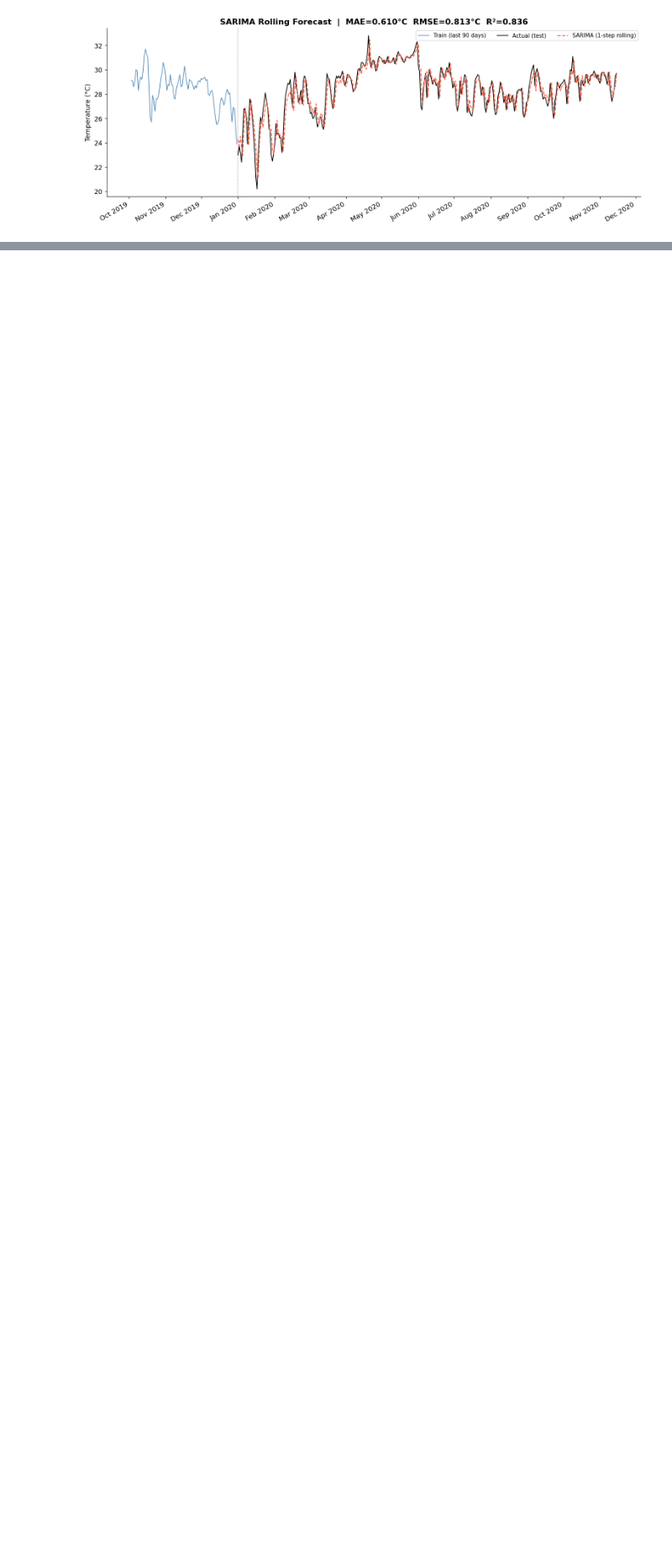
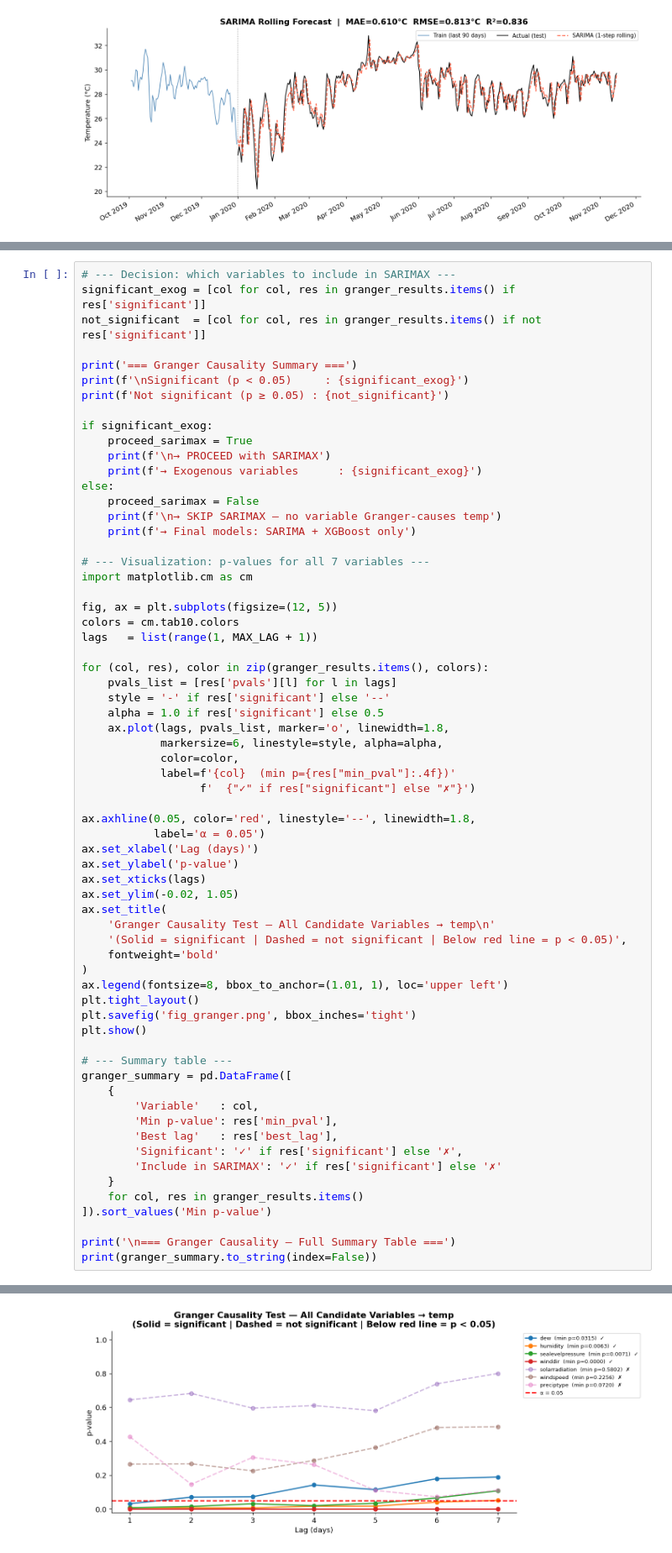
Before and after one commit to tuankiet050605/Time-Series-Final, a Jupyter notebook: notebook/04_modeling.ipynb, the cells around one changed output, grey strips where cells are left out. Shown at 84% size. Saved outputs shown, nothing was run; the diff lists cells and outputs as text; blank space fills up the shorter version.

Commit message:
full bài cả report

```diff
--- a/notebook/04_modeling.ipynb
+++ b/notebook/04_modeling.ipynb
@@ -421,0 +498,66 @@ Running SARIMA rolling forecast...
+# %%
+# --- Decision: which variables to include in SARIMAX ---
+significant_exog = [col for col, res in granger_results.items() if res['significant']]
+not_significant  = [col for col, res in granger_results.items() if not res['significant']]
+
+print('=== Granger Causality Summary ===')
+print(f'\nSignificant (p < 0.05)     : {significant_exog}')
+print(f'Not significant (p ≥ 0.05) : {not_significant}')
+
+if significant_exog:
+    proceed_sarimax = True
+    print(f'\n→ PROCEED with SARIMAX')
+    print(f'→ Exogenous variables      : {significant_exog}')
+else:
+    proceed_sarimax = False
+    print(f'\n→ SKIP SARIMAX — no variable Granger-causes temp')
+    print(f'→ Final models: SARIMA + XGBoost only')
+
+# --- Visualization: p-values for all 7 variables ---
+import matplotlib.cm as cm
+
+fig, ax = plt.subplots(figsize=(12, 5))
+colors = cm.tab10.colors
+lags   = list(range(1, MAX_LAG + 1))
+
+for (col, res), color in zip(granger_results.items(), colors):
+    pvals_list = [res['pvals'][l] for l in lags]
+    style = '-' if res['significant'] else '--'
+    alpha = 1.0 if res['significant'] else 0.5
+    ax.plot(lags, pvals_list, marker='o', linewidth=1.8,
+            markersize=6, linestyle=style, alpha=alpha,
+            color=color,
+            label=f'{col}  (min p={res["min_pval"]:.4f})'
+                  f'  {"✓" if res["significant"] else "✗"}')
+
+ax.axhline(0.05, color='red', linestyle='--', linewidth=1.8,
+           label='α = 0.05')
+ax.set_xlabel('Lag (days)')
+ax.set_ylabel('p-value')
+ax.set_xticks(lags)
+ax.set_ylim(-0.02, 1.05)
+ax.set_title(
+    'Granger Causality Test — All Candidate Variables → temp\n'
+    '(Solid = significant | Dashed = not significant | Below red line = p < 0.05)',
+    fontweight='bold'
+)
+ax.legend(fontsize=8, bbox_to_anchor=(1.01, 1), loc='upper left')
+plt.tight_layout()
+plt.savefig('fig_granger.png', bbox_inches='tight')
+plt.show()
+
+# --- Summary table ---
+granger_summary = pd.DataFrame([
+    {
+        'Variable'   : col,
+        'Min p-value': res['min_pval'],
+        'Best lag'   : res['best_lag'],
+        'Significant': '✓' if res['significant'] else '✗',
+        'Include in SARIMAX': '✓' if res['significant'] else '✗'
+    }
+    for col, res in granger_results.items()
+]).sort_values('Min p-value')
+
+print('\n=== Granger Causality — Full Summary Table ===')
+print(granger_summary.to_string(index=False))
+# %% [output]
@@ -421,0 +571 @@ Running SARIMA rolling forecast...
+[figure, added]
```
Also changed, not shown: parts of 20 cells of this notebook, 7 other files.
